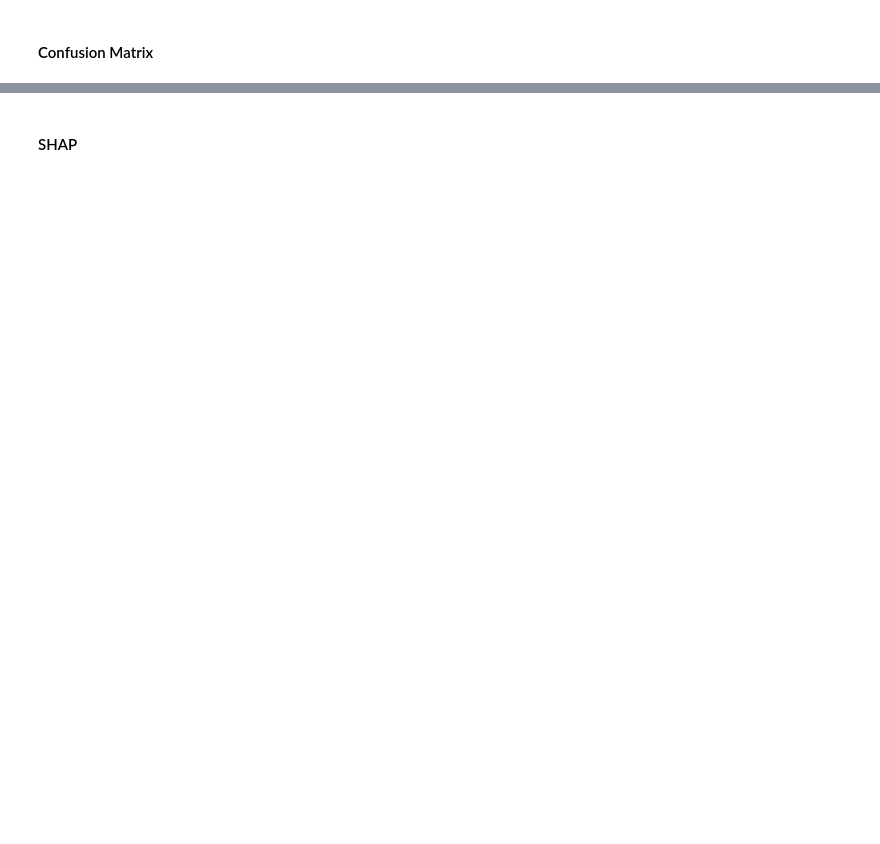
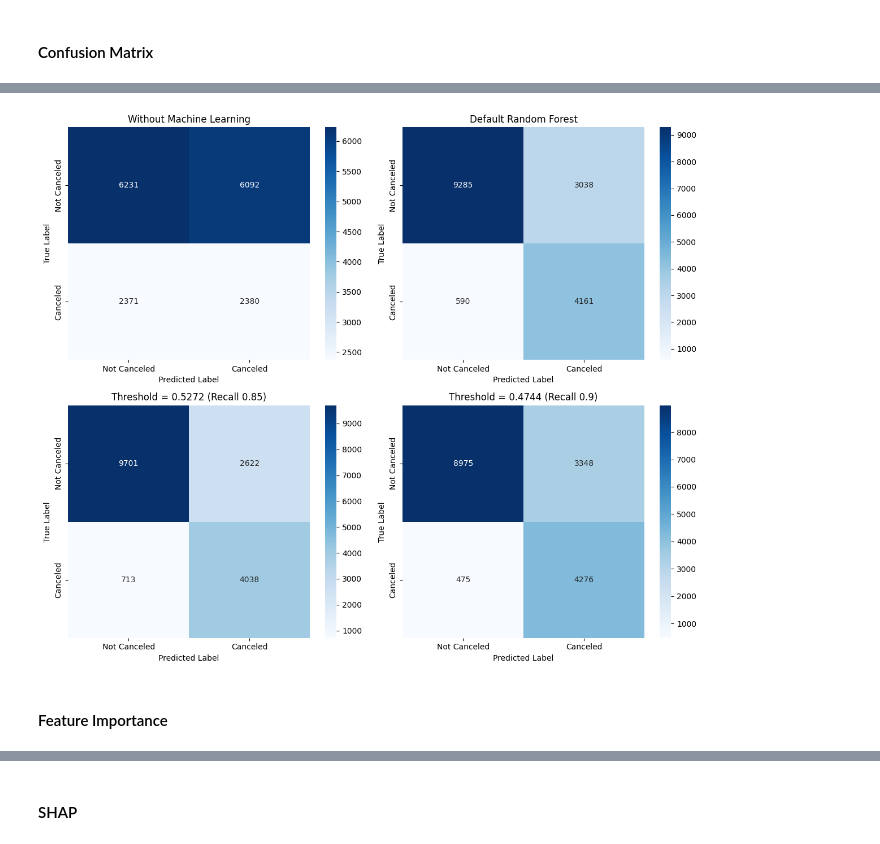
Before and after one commit to PurwadhikaDev/GammaGroup_DTI_02_FinalProject, a Jupyter notebook: Final_Project_Gamma_Team_Hotel_Booking_Demand_2_0.ipynb, the cells around one changed output, grey strips where cells are left out. Drawn from its saved outputs; the diff is of its cells as text; code cells hidden in the pictures; blank space fills up the shorter version.

```diff
--- a/Final_Project_Gamma_Team_Hotel_Booking_Demand_2_0.ipynb
+++ b/Final_Project_Gamma_Team_Hotel_Booking_Demand_2_0.ipynb
@@ -1416,0 +1520,12 @@ threshold_analysis(models["Random Forest"], X_train, X_test, y_train, y_test)
+# %%
+def threshold_for_recall(model, X_test, y_test, target_recall=0.8):
+    y_proba = model.predict_proba(X_test)[:, 1]
+
+    precision, recall, thresholds = precision_recall_curve(y_test, y_proba)
+
+    closest_index = np.argmin(np.abs(recall - target_recall))
+    best_threshold = thresholds[closest_index]
+    best_precision = precision[closest_index]
+    best_recall = recall[closest_index]
+
+    return best_threshold
@@ -1417,2 +1564,58 @@ threshold_analysis(models["Random Forest"], X_train, X_test, y_train, y_test)
 # %% [markdown]
 #### Confusion Matrix
+# %%
+def plot_confusion_matrices(y_true, preds_list, titles, figsize=(12, 10)):
+    fig, axes = plt.subplots(2, 2, figsize=figsize)  # 2x2 subplot
+
+    for ax, y_pred, title in zip(axes.flat, preds_list, titles):
+        cm = confusion_matrix(y_true, y_pred)
+        sns.heatmap(cm, annot=True, fmt='d', cmap='Blues', xticklabels=["Not Canceled", "Canceled"],
+                    yticklabels=["Not Canceled", "Canceled"], ax=ax)
+        ax.set_title(title)
+        ax.set_xlabel("Predicted Label")
+        ax.set_ylabel("True Label")
+
+    plt.tight_layout()
+    plt.show()
+
+
+# ======= 1. Without using Machine Learning =======
+np.random.seed(42)
+y_naive = np.random.randint(0, 2, size=len(y_test))
+
+# ======= 2. RandomForest Predictions =======
+rf_y_pred = rf_tuned.predict(X_test)
+
+# ======= 3. Predictions with Optimized Threshold (Recall = 0.85) =======
+optimized_threshold_1 = threshold_for_recall(rf_tuned.best_estimator_, X_test, y_test, target_recall=0.85)
+y_proba_1 = rf_tuned.best_estimator_.predict_proba(X_test)[:, 1]
+y_pred_custom_threshold_1 = (y_proba_1 >= optimized_threshold_1).astype(int)
+
+# ======= 4. Predictions with Optimized Threshold (Recall = 0.9) =======
+optimized_threshold_2 = threshold_for_recall(rf_tuned.best_estimator_, X_test, y_test, target_recall=0.9)
+y_proba_2 = rf_tuned.best_estimator_.predict_proba(X_test)[:, 1]
+y_pred_custom_threshold_2 = (y_proba_2 >= optimized_threshold_2).astype(int)
+
+# ======= Print Scores =======
+print("\nWithout Machine Learning:")
+print(classification_report(y_test, y_naive))
+
+print("Default Random Forest:")
+print(classification_report(y_test, rf_y_pred))
+
+print(f"\nOptimized Threshold (Recall = 0.85): {optimized_threshold_1:.4f}")
+print(classification_report(y_test, y_pred_custom_threshold_1))
+
+print(f"\nOptimized Threshold (Recall = 0.9): {optimized_threshold_2:.4f}")
+print(classification_report(y_test, y_pred_custom_threshold_2))
+
+# ======= Plot Confusion Matrices =======
+plot_confusion_matrices(
+    y_test,
+    [y_naive, rf_y_pred, y_pred_custom_threshold_1, y_pred_custom_threshold_2],
+    ["Without Machine Learning",
+     "Default Random Forest",
+     f"Threshold = {optimized_threshold_1:.4f} (Recall 0.85)",
+     f"Threshold = {optimized_threshold_2:.4f} (Recall 0.9)"]
+)
+# %% [output]
@@ -1418,0 +1639,3 @@ threshold_analysis(models["Random Forest"], X_train, X_test, y_train, y_test)
+[figure, added]
+# %% [markdown]
+#### Feature Importance
```
Also changed, not shown: parts of 54 cells of this notebook.
